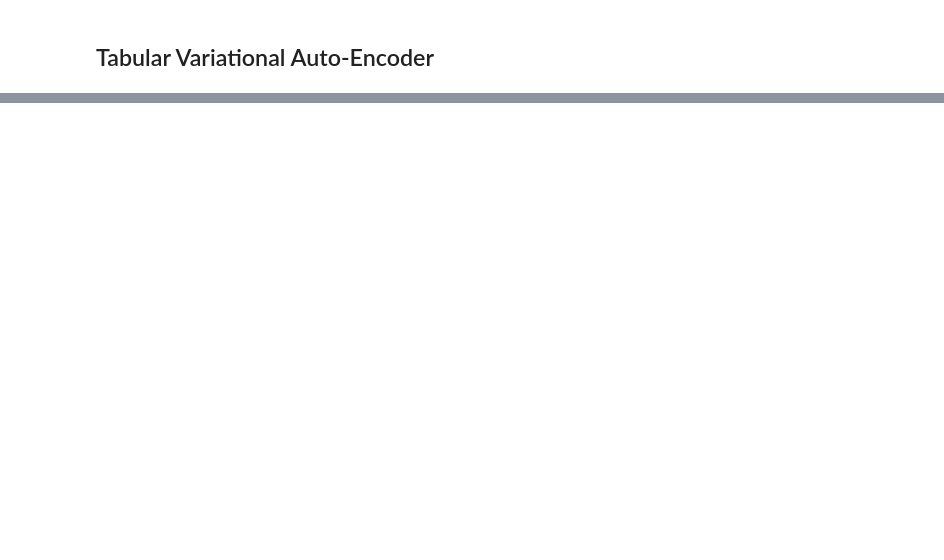
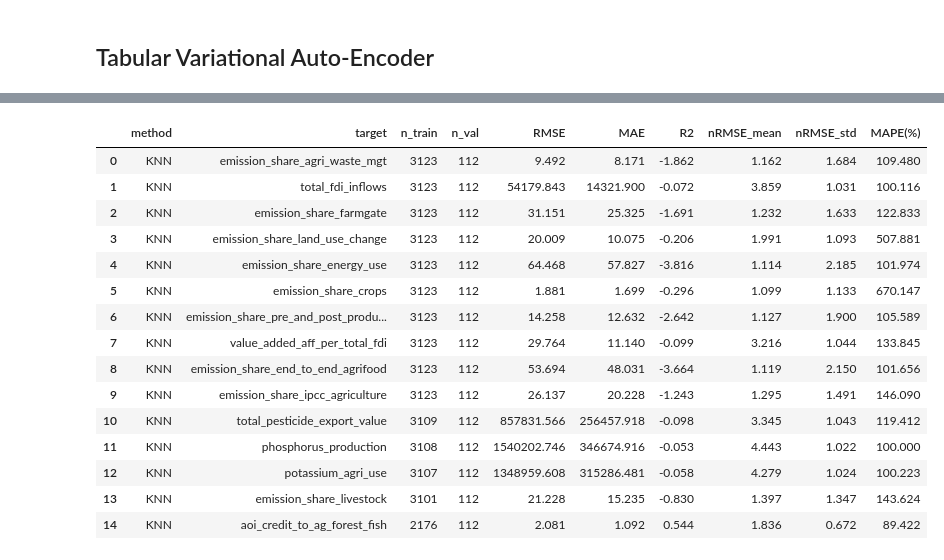
Before and after one commit to Leonidus1995/farmer-prices-forecasting, a Jupyter notebook: dataset_1_second.ipynb, the cells around one changed output, grey strips where cells are left out. Cells and saved outputs as stored; diff of their text form; code cells hidden in the pictures; blank space fills up the shorter version.

```diff
--- a/dataset_1_second.ipynb
+++ b/dataset_1_second.ipynb
@@ -388,0 +748,12 @@ samples = synth.sample_remaining_columns(
+# %%
+# Build metrics_knn
+
+# Merge truth and KNN predictions
+eval_df_knn = (
+    y_true_df.merge(
+        y_pred_df_knn[['row_id', 'target', 'y_pred']],
+        on=['row_id', 'target'],
+        how='inner'
+    )
+)
+eval_df_knn.head(10)
@@ -388,0 +772,63 @@ samples = synth.sample_remaining_columns(
+# %%
+# Per-target metrics loop (mirrors your LightGBM block)
+metrics_rows = []
+for col in targets:
+    sub = eval_df_knn.loc[eval_df_knn["target"] == col]
+
+    y_val   = sub["y_true"].astype(float)
+    val_pred = sub["y_pred"].astype(float)
+
+    # Metrics
+    rmse = root_mean_squared_error(y_val, val_pred)
+    mae  = mean_absolute_error(y_val, val_pred)
+    r2   = r2_score(y_val, val_pred)
+
+    # Normalizations
+    mean_y = float(y_val.mean())
+    std_y  = float(y_val.std(ddof=1))
+
+    nrmse_mean = (rmse / mean_y) if mean_y != 0 else np.nan
+    nrmse_std  = (rmse / std_y)  if std_y  != 0 else np.nan
+
+    mape = (np.abs((y_val - val_pred)/y_val)
+            .replace([np.inf, -np.inf], np.nan)
+            .dropna()
+            .mean()*100)
+
+    n_train = int(df_train[col].notna().sum())
+    n_val   = int(len(y_val))
+
+    metrics_rows.append({
+        "method": "KNN",
+        "target": col,
+        "n_train": n_train,
+        "n_val": n_val,
+        "RMSE": np.round(rmse, 3),
+        "MAE": np.round(mae, 3),
+        "R2": np.round(r2, 3),
+        "nRMSE_mean": np.round(nrmse_mean, 3),
+        "nRMSE_std": np.round(nrmse_std, 3),
+        "MAPE(%)": np.round(mape, 3)
+    })
+
+metrics_knn = pd.DataFrame(metrics_rows, columns=[
+    "method","target","n_train","n_val","RMSE","MAE","R2","nRMSE_mean","nRMSE_std","MAPE(%)"
+])
+metrics_knn
+# %% [output]
+|  | method | target | n_train | n_val | RMSE | MAE | R2 | nRMSE_mean | nRMSE_std | MAPE(%) |
+| 0 | KNN | emission_share_agri_waste_mgt | 3123 | 112 | 9.492 | 8.171 | -1.862 | 1.162 | 1.684 | 109.480 |
+| 1 | KNN | total_fdi_inflows | 3123 | 112 | 54179.843 | 14321.900 | -0.072 | 3.859 | 1.031 | 100.116 |
+| 2 | KNN | emission_share_farmgate | 3123 | 112 | 31.151 | 25.325 | -1.691 | 1.232 | 1.633 | 122.833 |
+| 3 | KNN | emission_share_land_use_change | 3123 | 112 | 20.009 | 10.075 | -0.206 | 1.991 | 1.093 | 507.881 |
+| 4 | KNN | emission_share_energy_use | 3123 | 112 | 64.468 | 57.827 | -3.816 | 1.114 | 2.185 | 101.974 |
+| 5 | KNN | emission_share_crops | 3123 | 112 | 1.881 | 1.699 | -0.296 | 1.099 | 1.133 | 670.147 |
+| 6 | KNN | emission_share_pre_and_post_produ... | 3123 | 112 | 14.258 | 12.632 | -2.642 | 1.127 | 1.900 | 105.589 |
+| 7 | KNN | value_added_aff_per_total_fdi | 3123 | 112 | 29.764 | 11.140 | -0.099 | 3.216 | 1.044 | 133.845 |
+| 8 | KNN | emission_share_end_to_end_agrifood | 3123 | 112 | 53.694 | 48.031 | -3.664 | 1.119 | 2.150 | 101.656 |
+| 9 | KNN | emission_share_ipcc_agriculture | 3123 | 112 | 26.137 | 20.228 | -1.243 | 1.295 | 1.491 | 146.090 |
+| 10 | KNN | total_pesticide_export_value | 3109 | 112 | 857831.566 | 256457.918 | -0.098 | 3.345 | 1.043 | 119.412 |
+| 11 | KNN | phosphorus_production | 3108 | 112 | 1540202.746 | 346674.916 | -0.053 | 4.443 | 1.022 | 100.000 |
+| 12 | KNN | potassium_agri_use | 3107 | 112 | 1348959.608 | 315286.481 | -0.058 | 4.279 | 1.024 | 100.223 |
+| 13 | KNN | emission_share_livestock | 3101 | 112 | 21.228 | 15.235 | -0.830 | 1.397 | 1.347 | 143.624 |
+| 14 | KNN | aoi_credit_to_ag_forest_fish | 2176 | 112 | 2.081 | 1.092 | 0.544 | 1.836 | 0.672 | 89.422 |
```
Also changed, not shown: parts of 34 cells of this notebook, 3 other files.
